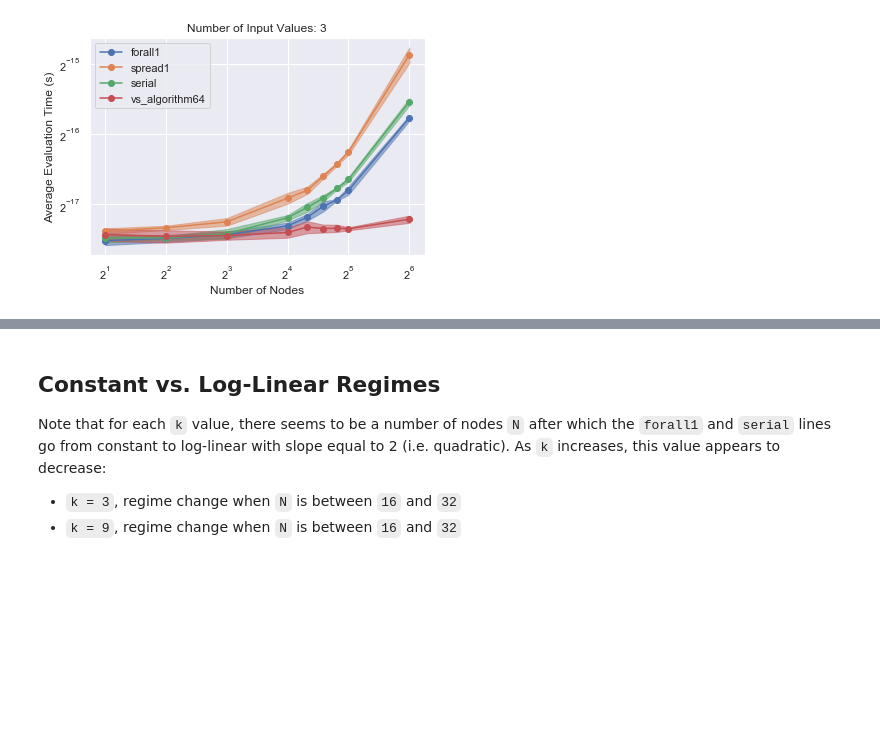
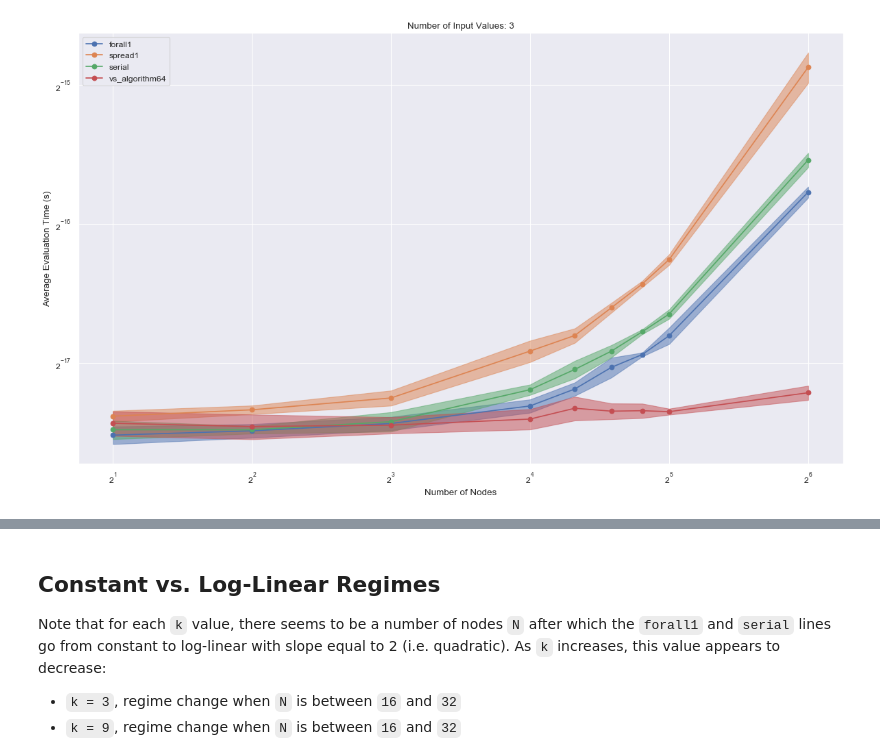
Before and after one commit to dhermes/de-casteljau-bakeoff, a Jupyter notebook: across-num-nodes.ipynb, the cells around one changed output, grey strips where cells are left out. Drawn from its saved outputs; the diff is of its cells as text; code cells hidden in the pictures; blank space fills up the shorter version.

Commit message:
Plotting k-varied with N fixed as well.
Also using axis(scaled) and a large default figure in
across-num-nodes.

```diff
--- a/across-num-nodes.ipynb
+++ b/across-num-nodes.ipynb
@@ -16,10 +16,10 @@ functions = (
 results_cache = nb_helpers.get_timeit_results()
 # %%
 num_nodes_list = (2, 4, 8, 16, 20, 24, 28, 32, 64)
-nb_helpers.plot_data(
+nb_helpers.plot_data_nodes(
     get_ipython, results_cache, functions, num_nodes_list, 3, seed
 )
 # %% [output]
-[figure, old version]
+[figure, new version]
 # %%
 num_nodes_list = (2, 4, 8, 12, 16, 20, 24, 28, 32, 64)
```
Also changed, not shown: parts of 4 cells of this notebook, 2 other files.
